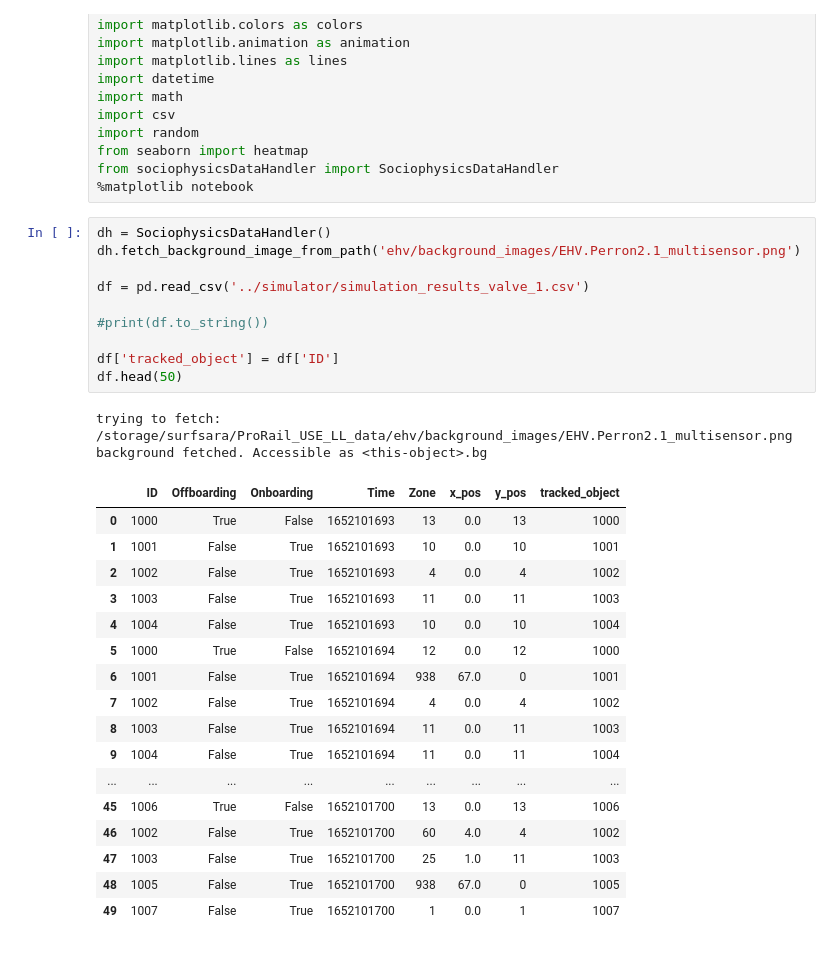
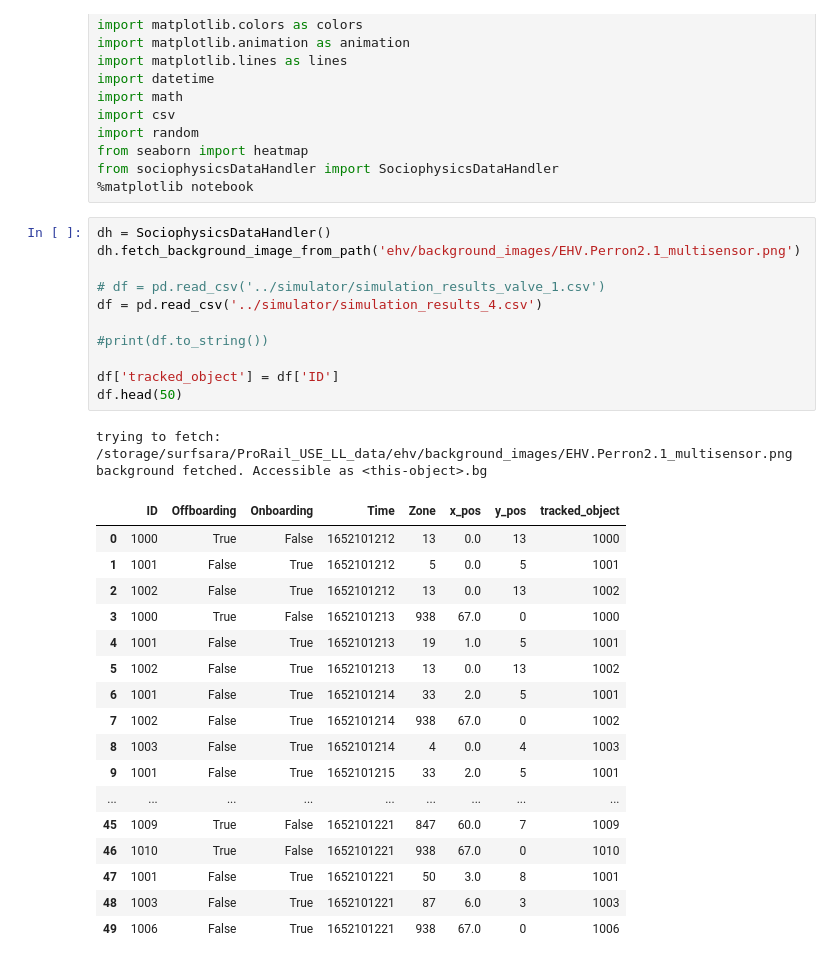
Before and after one commit to mauribadnights/sociophysics, a Jupyter notebook: analysis/animatedPlotDiscrete.ipynb, the cells around one changed output. Saved outputs shown, nothing was run; the diff lists cells and outputs as text.

Commit message:
Simulation now works a bit better a guess
Still does not work tho

```diff
--- a/analysis/animatedPlotDiscrete.ipynb
+++ b/analysis/animatedPlotDiscrete.ipynb
@@ -17,33 +17,34 @@ from sociophysicsDataHandler import SociophysicsDataHandler
 # %%
 dh = SociophysicsDataHandler()
 dh.fetch_background_image_from_path('ehv/background_images/EHV.Perron2.1_multisensor.png')
 
-df = pd.read_csv('../simulator/simulation_results_valve_1.csv')
+# df = pd.read_csv('../simulator/simulation_results_valve_1.csv')
+df = pd.read_csv('../simulator/simulation_results_4.csv')
 
 #print(df.to_string())
 
 df['tracked_object'] = df['ID']
 df.head(50)
 # %% [output]
 trying to fetch: /storage/surfsara/ProRail_USE_LL_data/ehv/background_images/EHV.Perron2.1_multisensor.png
 background fetched. Accessible as <this-object>.bg
 |  | ID | Offboarding | Onboarding | Time | Zone | x_pos | y_pos | tracked_object |
-| 0 | 1000 | True | False | 1652101693 | 13 | 0.0 | 13 | 1000 |
-| 1 | 1001 | False | True | 1652101693 | 10 | 0.0 | 10 | 1001 |
-| 2 | 1002 | False | True | 1652101693 | 4 | 0.0 | 4 | 1002 |
-| 3 | 1003 | False | True | 1652101693 | 11 | 0.0 | 11 | 1003 |
-| 4 | 1004 | False | True | 1652101693 | 10 | 0.0 | 10 | 1004 |
-| 5 | 1000 | True | False | 1652101694 | 12 | 0.0 | 12 | 1000 |
-| 6 | 1001 | False | True | 1652101694 | 938 | 67.0 | 0 | 1001 |
-| 7 | 1002 | False | True | 1652101694 | 4 | 0.0 | 4 | 1002 |
-| 8 | 1003 | False | True | 1652101694 | 11 | 0.0 | 11 | 1003 |
-| 9 | 1004 | False | True | 1652101694 | 11 | 0.0 | 11 | 1004 |
+| 0 | 1000 | True | False | 1652101212 | 13 | 0.0 | 13 | 1000 |
+| 1 | 1001 | False | True | 1652101212 | 5 | 0.0 | 5 | 1001 |
+| 2 | 1002 | False | True | 1652101212 | 13 | 0.0 | 13 | 1002 |
+| 3 | 1000 | True | False | 1652101213 | 938 | 67.0 | 0 | 1000 |
+| 4 | 1001 | False | True | 1652101213 | 19 | 1.0 | 5 | 1001 |
+| 5 | 1002 | False | True | 1652101213 | 13 | 0.0 | 13 | 1002 |
+| 6 | 1001 | False | True | 1652101214 | 33 | 2.0 | 5 | 1001 |
+| 7 | 1002 | False | True | 1652101214 | 938 | 67.0 | 0 | 1002 |
+| 8 | 1003 | False | True | 1652101214 | 4 | 0.0 | 4 | 1003 |
+| 9 | 1001 | False | True | 1652101215 | 33 | 2.0 | 5 | 1001 |
 | ... | ... | ... | ... | ... | ... | ... | ... | ... |
-| 45 | 1006 | True | False | 1652101700 | 13 | 0.0 | 13 | 1006 |
-| 46 | 1002 | False | True | 1652101700 | 60 | 4.0 | 4 | 1002 |
-| 47 | 1003 | False | True | 1652101700 | 25 | 1.0 | 11 | 1003 |
-| 48 | 1005 | False | True | 1652101700 | 938 | 67.0 | 0 | 1005 |
-| 49 | 1007 | False | True | 1652101700 | 1 | 0.0 | 1 | 1007 |
+| 45 | 1009 | True | False | 1652101221 | 847 | 60.0 | 7 | 1009 |
+| 46 | 1010 | True | False | 1652101221 | 938 | 67.0 | 0 | 1010 |
+| 47 | 1001 | False | True | 1652101221 | 50 | 3.0 | 8 | 1001 |
+| 48 | 1003 | False | True | 1652101221 | 87 | 6.0 | 3 | 1003 |
+| 49 | 1006 | False | True | 1652101221 | 938 | 67.0 | 0 | 1006 |
 # %%
 xmin = -5134
 ymin = -17731
```
Also changed, not shown: parts of 1 cell of this notebook, 3 other files.
